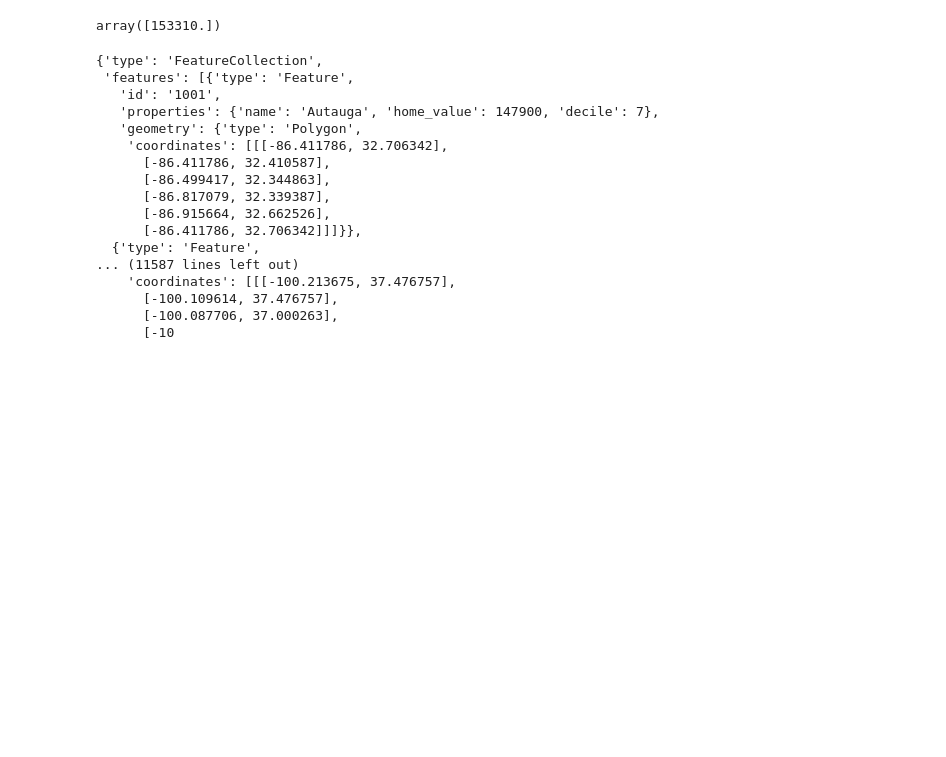
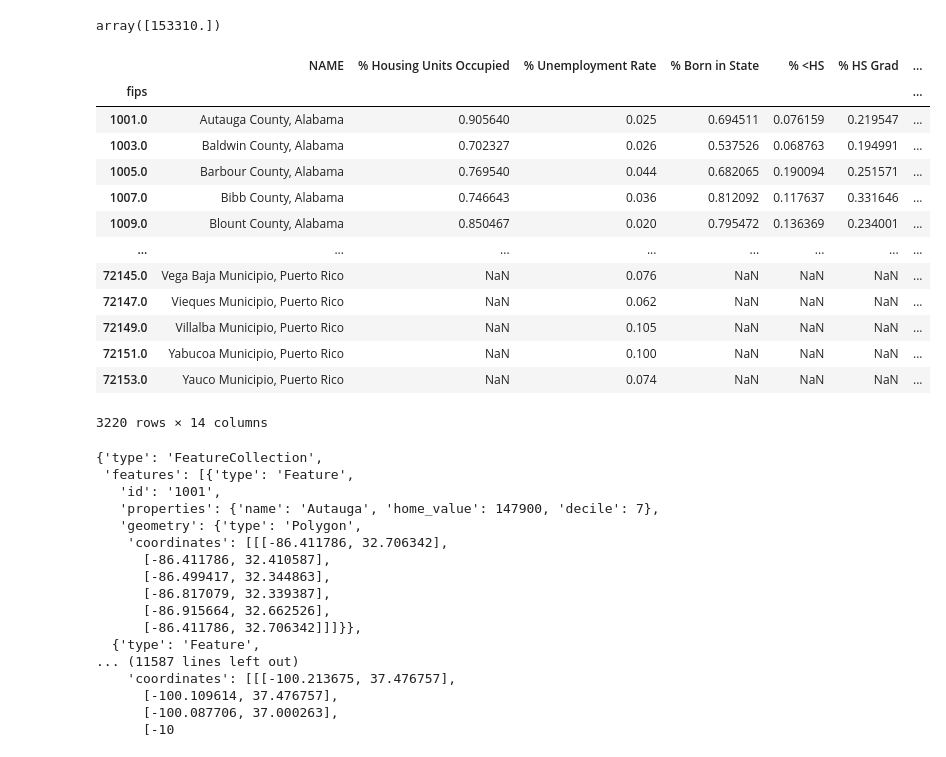
Before and after one commit to raywhelan01/Housing_Final_Project, a Jupyter notebook: Machine Learning/housing_script.ipynb, the cells around one changed output. Drawn from its saved outputs; the diff is of its cells as text; code cells hidden in the pictures; blank space fills up the shorter version.

```diff
--- a/Machine Learning/housing_script.ipynb
+++ b/Machine Learning/housing_script.ipynb
@@ -286,12 +279,29 @@ regressor.predict([hypo])
 0.8102415857939294
 array([153310.])
 # %%
-choro_df = acs_df[['fips', "Median Home Value"]]
+choro_df = acs_df[['fips', "NAME", "% Housing Units Occupied", "% Unemployment Rate", "% Born in State", "% <HS", "% HS Grad",
+                  "% Some College", "% Bach Degree", "% Grad Degree", "% Below Pov Level", "Commute Time", "Median Income", "Median Home Value"]]
 choro_df = choro_df.sort_values(by=['fips'])
 choro_df['decile'] = pd.qcut(choro_df['Median Home Value'], 10, labels=False) + 1
 #choro_df.to_csv("Resources/choro.csv", index= False)
 choro_df = choro_df.set_index('fips')
-#choro_df.to_json("Resources/choro.json", orient = 'index')
+choro_df.to_json("Resources/county.json", orient = 'index')
+choro_df
+# %% [output]
+|  | NAME | % Housing Units Occupied | % Unemployment Rate | % Born in State | % <HS | % HS Grad | ... |
+| fips |  |  |  |  |  |  | ... |
+| 1001.0 | Autauga County, Alabama | 0.905640 | 0.025 | 0.694511 | 0.076159 | 0.219547 | ... |
+| 1003.0 | Baldwin County, Alabama | 0.702327 | 0.026 | 0.537526 | 0.068763 | 0.194991 | ... |
+| 1005.0 | Barbour County, Alabama | 0.769540 | 0.044 | 0.682065 | 0.190094 | 0.251571 | ... |
+| 1007.0 | Bibb County, Alabama | 0.746643 | 0.036 | 0.812092 | 0.117637 | 0.331646 | ... |
+| 1009.0 | Blount County, Alabama | 0.850467 | 0.020 | 0.795472 | 0.136369 | 0.234001 | ... |
+| ... | ... | ... | ... | ... | ... | ... | ... |
+| 72145.0 | Vega Baja Municipio, Puerto Rico | NaN | 0.076 | NaN | NaN | NaN | ... |
+| 72147.0 | Vieques Municipio, Puerto Rico | NaN | 0.062 | NaN | NaN | NaN | ... |
+| 72149.0 | Villalba Municipio, Puerto Rico | NaN | 0.105 | NaN | NaN | NaN | ... |
+| 72151.0 | Yabucoa Municipio, Puerto Rico | NaN | 0.100 | NaN | NaN | NaN | ... |
+| 72153.0 | Yauco Municipio, Puerto Rico | NaN | 0.074 | NaN | NaN | NaN | ... |
+3220 rows × 14 columns
 # %%
 # counties = pd.read_json("https://raw.githubusercontent.com/python-visualization/folium/master/tests/us-counties.json", orient = "split)")
 with open('Resources/us-counties.json', 'r') as f:
```
Also changed, not shown: parts of 2 cells of this notebook, 5 other files.
